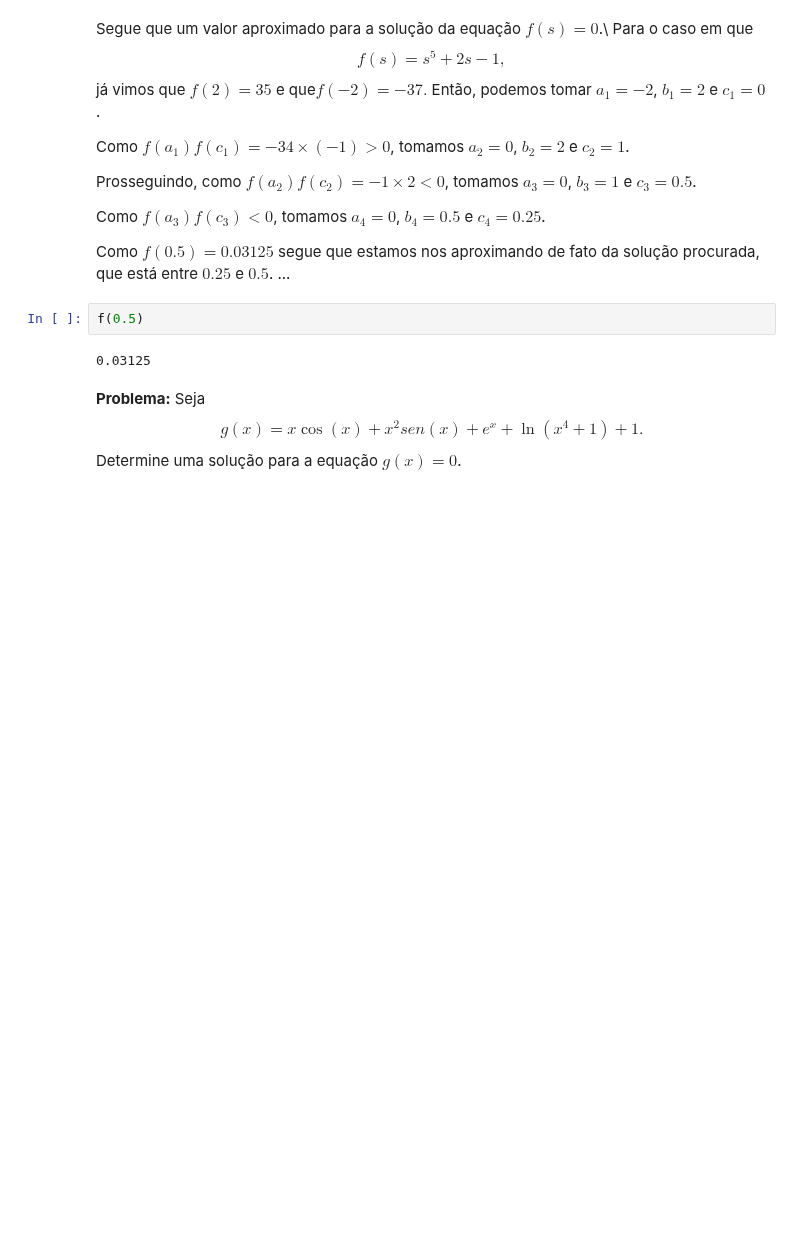
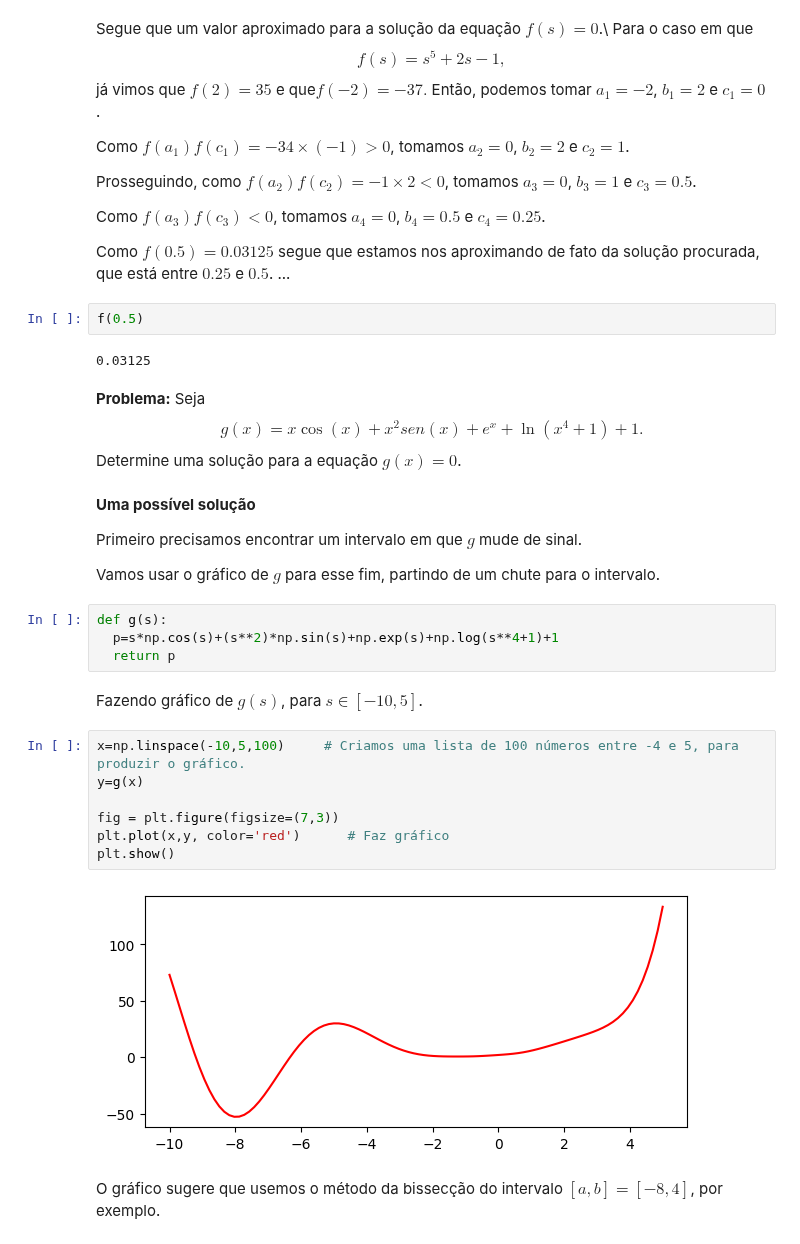
Before and after one commit to j-claudinei-f/j-claudinei-f, a Jupyter notebook: bissecção.ipynb, the cells around one changed output. Drawn from its saved outputs; the diff is of its cells as text; blank space fills up the shorter version.

```diff
--- a/bissecção.ipynb
+++ b/bissecção.ipynb
@@ -130,3 +130,26 @@ f(0.5)
 0.03125
 # %% [markdown]
 **Problema:** Seja $$g(x)=x\cos(x)+x^2sen(x)+e^x+\ln(x^4+1)+1.$$ Determine uma solução para a equação $g(x)=0$.
+# %% [markdown]
+**Uma possível solução**
+
+Primeiro precisamos encontrar um intervalo em que $g$ mude de sinal.
+
+Vamos usar o gráfico de $g$ para esse fim, partindo de um chute para o intervalo.
+# %%
+def g(s):
+  p=s*np.cos(s)+(s**2)*np.sin(s)+np.exp(s)+np.log(s**4+1)+1
+  return p
+# %% [markdown]
+Fazendo gráfico de $g(s)$, para $s\in[-10,5]$.
+# %%
+x=np.linspace(-10,5,100)     # Criamos uma lista de 100 números entre -4 e 5, para produzir o gráfico.
+y=g(x)
+
+fig = plt.figure(figsize=(7,3))
+plt.plot(x,y, color='red')      # Faz gráfico
+plt.show()
+# %% [output]
+[figure, added]
+# %% [markdown]
+O gráfico sugere que usemos o método da bissecção do intervalo $[a,b]=[-8,4]$, por exemplo.
```
Also changed, not shown: parts of 5 cells of this notebook.
